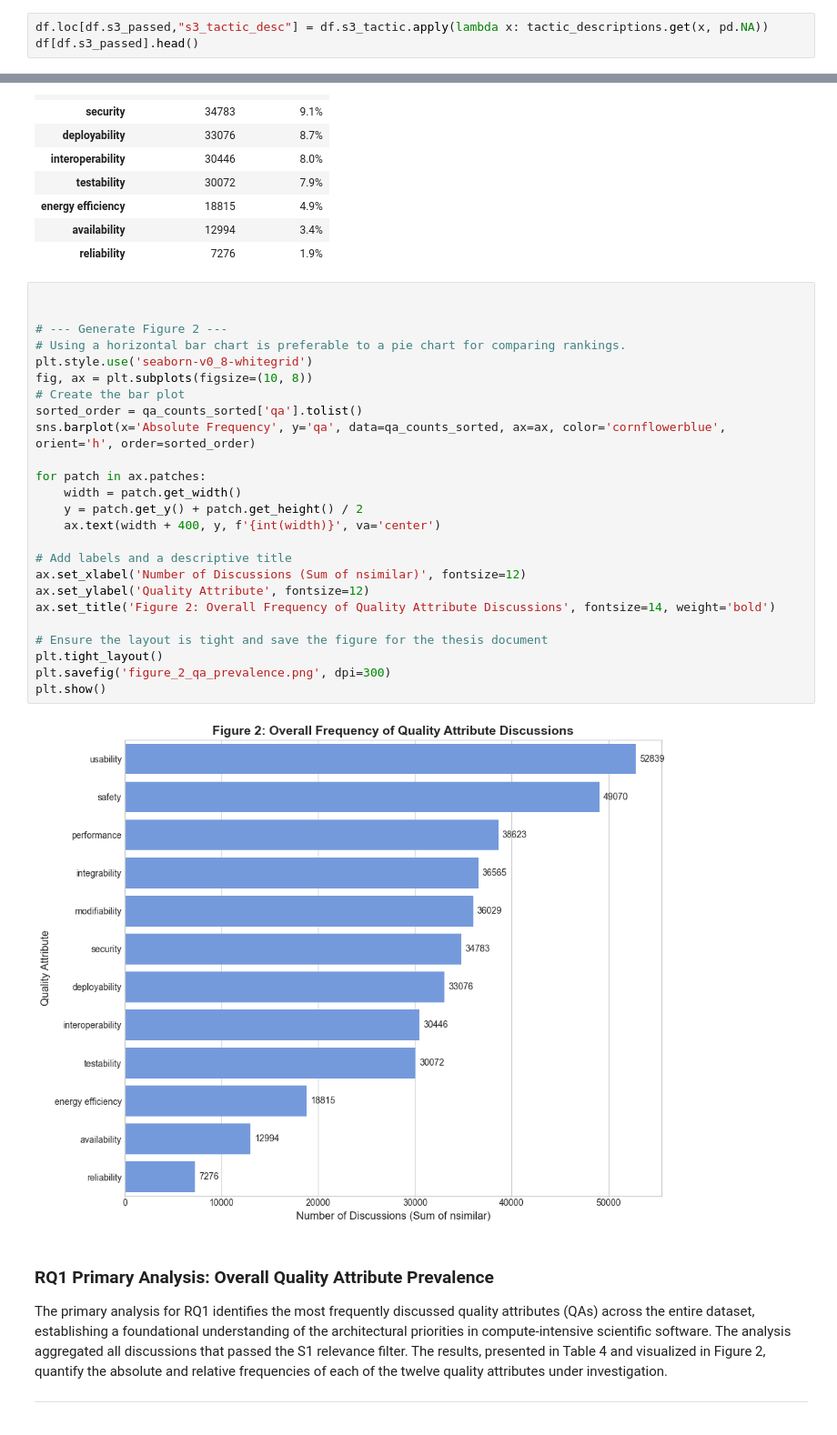
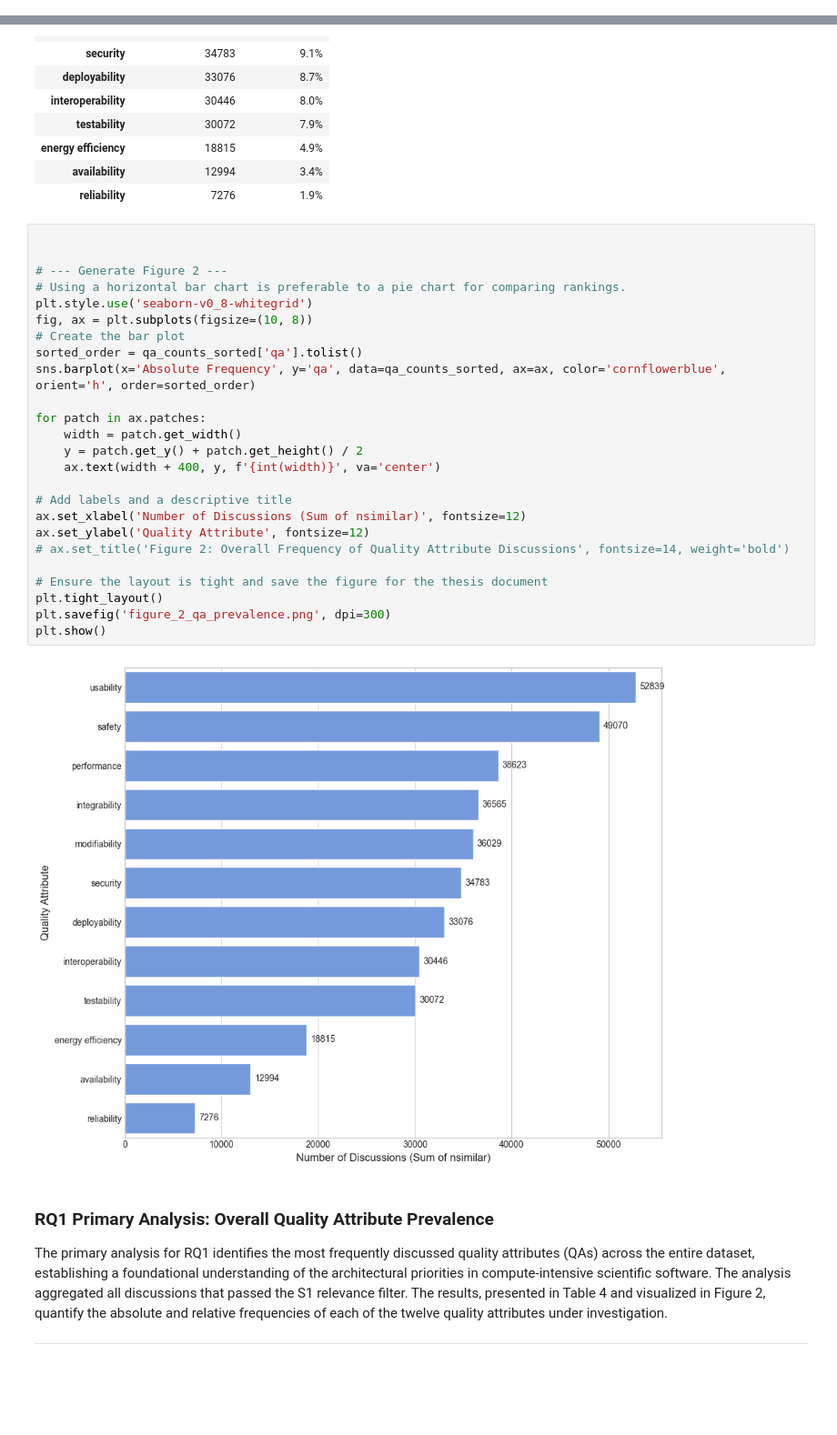
Before and after one commit to dmitrijs-voronovs/scientific-software-architecture-analysis, a Jupyter notebook: processing_pipeline/analysis/merged.ipynb, the cells around one changed output, grey strips where cells are left out. Shown at 91% size. Cells and saved outputs as stored; diff of their text form; blank space fills up the shorter version.

Commit message:
Genereate analysis figures, clean scripts. Add s2 manual verification

```diff
--- a/processing_pipeline/analysis/merged.ipynb
+++ b/processing_pipeline/analysis/merged.ipynb
@@ -89,3 +72,0 @@ memory usage: 67.2 MB
-# %%
-df.loc[df.s3_passed,"s3_tactic_desc"] = df.s3_tactic.apply(lambda x: tactic_descriptions.get(x, pd.NA))
-df[df.s3_passed].head()
@@ -175,30 +321,30 @@ Table 4: Overall Frequency of Quality Attribute Discussions
 # %%
 
 
 # --- Generate Figure 2 ---
 # Using a horizontal bar chart is preferable to a pie chart for comparing rankings.
 plt.style.use('seaborn-v0_8-whitegrid')
 fig, ax = plt.subplots(figsize=(10, 8))
 # Create the bar plot
 sorted_order = qa_counts_sorted['qa'].tolist()
 sns.barplot(x='Absolute Frequency', y='qa', data=qa_counts_sorted, ax=ax, color='cornflowerblue', orient='h', order=sorted_order)
 
 for patch in ax.patches:
     width = patch.get_width()
     y = patch.get_y() + patch.get_height() / 2
     ax.text(width + 400, y, f'{int(width)}', va='center')
 
 # Add labels and a descriptive title
 ax.set_xlabel('Number of Discussions (Sum of nsimilar)', fontsize=12)
 ax.set_ylabel('Quality Attribute', fontsize=12)
-ax.set_title('Figure 2: Overall Frequency of Quality Attribute Discussions', fontsize=14, weight='bold')
+# ax.set_title('Figure 2: Overall Frequency of Quality Attribute Discussions', fontsize=14, weight='bold')
 
 # Ensure the layout is tight and save the figure for the thesis document
 plt.tight_layout()
 plt.savefig('figure_2_qa_prevalence.png', dpi=300)
 plt.show()
 # %% [output]
-[figure, old version]
+[figure, new version]
 # %% [markdown]
 
 ### RQ1 Primary Analysis: Overall Quality Attribute Prevalence
```
Also changed, not shown: parts of 58 cells of this notebook, 16 other files.
